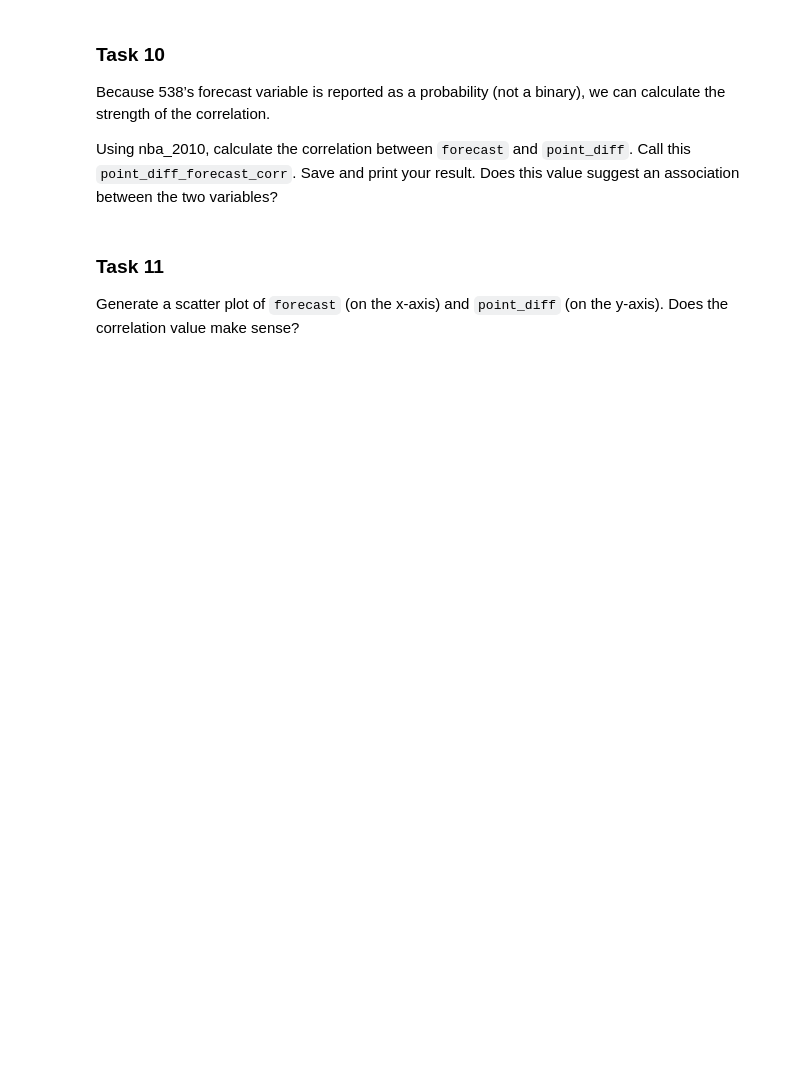
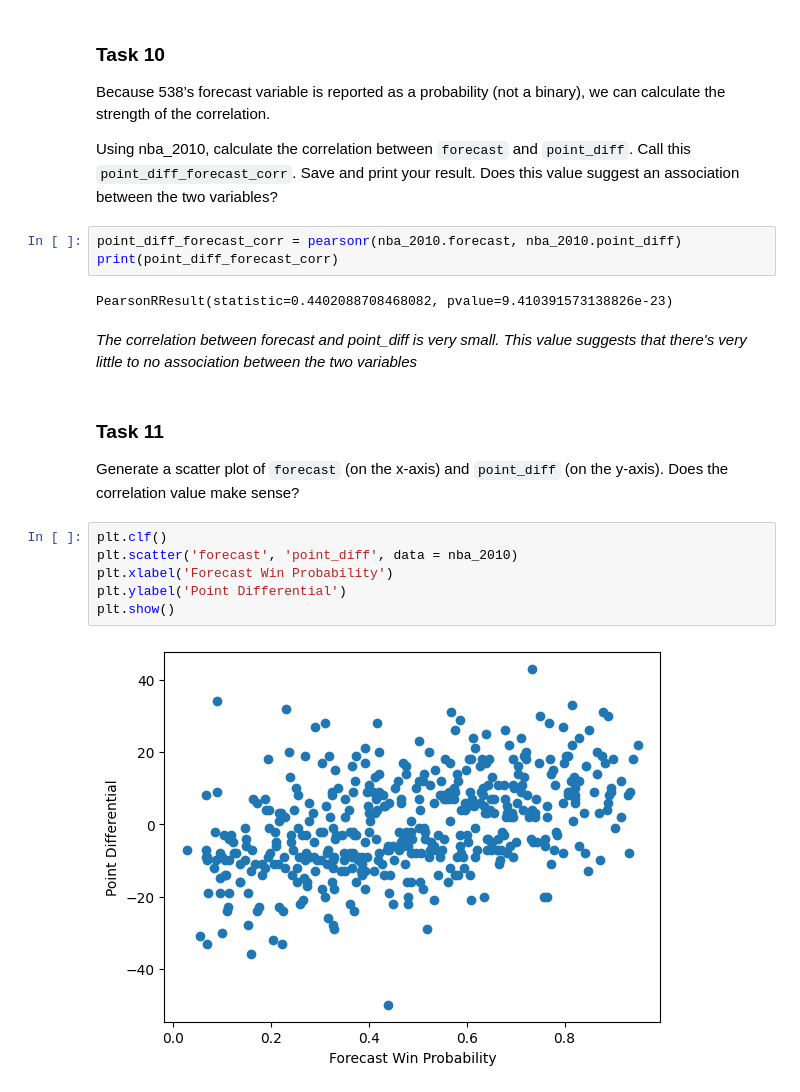
Before and after one commit to bigascon/nba_trends, a Jupyter notebook: Codecademy_NBA_Trends_Project.ipynb, the cells around one changed output. Drawn from its saved outputs; the diff is of its cells as text; blank space fills up the shorter version.

Commit message:
analysis between quantitative variables

```diff
--- a/Codecademy_NBA_Trends_Project.ipynb
+++ b/Codecademy_NBA_Trends_Project.ipynb
@@ -169,7 +176,22 @@ Using `nba_2010`, calculate the covariance between `forecast` (538's projected w
 Because 538’s forecast variable is reported as a probability (not a binary), we can calculate the strength of the correlation.
 
 Using nba_2010, calculate the correlation between `forecast` and `point_diff`. Call this `point_diff_forecast_corr`. Save and print your result. Does this value suggest an association between the two variables?
+# %%
+point_diff_forecast_corr = pearsonr(nba_2010.forecast, nba_2010.point_diff)
+print(point_diff_forecast_corr)
+# %% [output]
+PearsonRResult(statistic=0.4402088708468082, pvalue=9.410391573138826e-23)
+# %% [markdown]
+*The correlation between forecast and point_diff is very small. This value suggests that there's very little to no association between the two variables*
 # %% [markdown]
 ### Task 11
 
 Generate a scatter plot of `forecast` (on the x-axis) and `point_diff` (on the y-axis). Does the correlation value make sense?
+# %%
+plt.clf()
+plt.scatter('forecast', 'point_diff', data = nba_2010)
+plt.xlabel('Forecast Win Probability')
+plt.ylabel('Point Differential')
+plt.show()
+# %% [output]
+[figure, added]
```
Also changed, not shown: parts of 2 cells of this notebook.
